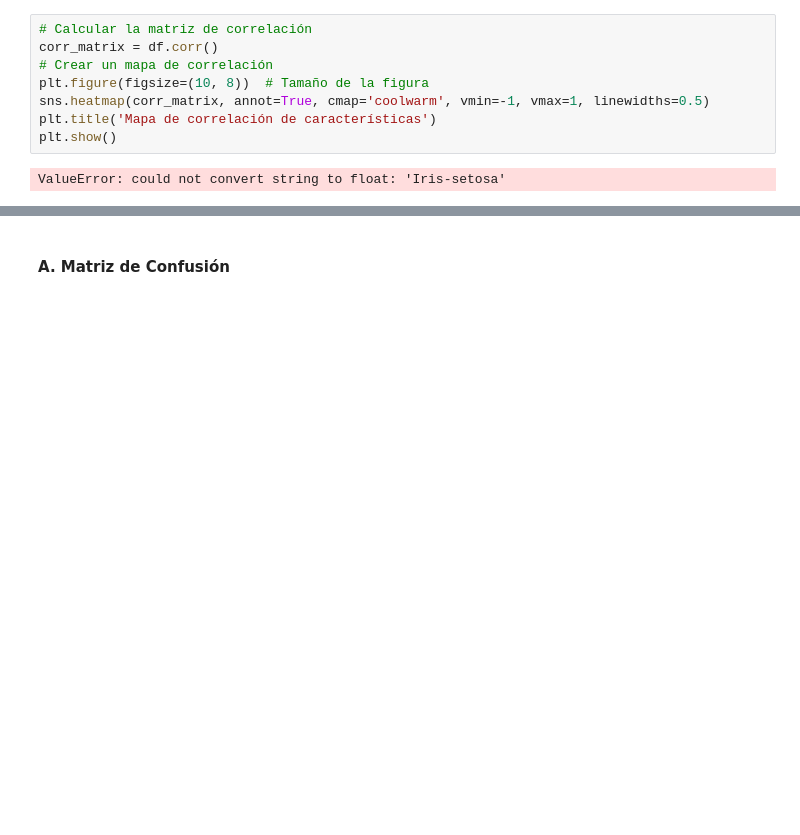
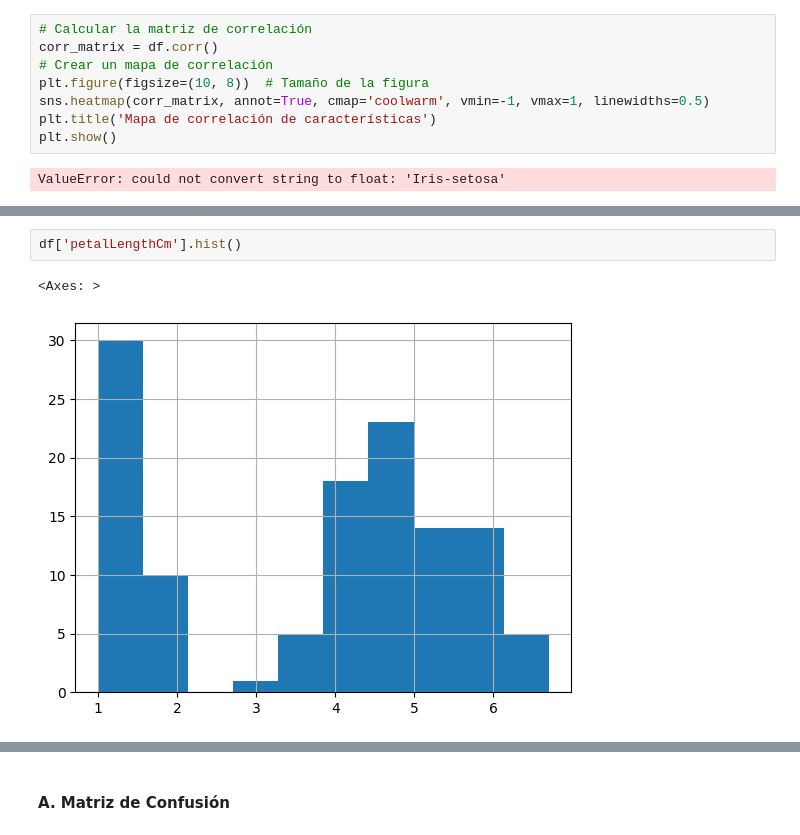
Before and after one commit to crisrey211/kopuru-iris-aprendizaje-superviasdo, a Jupyter notebook: notebooks/iris.ipynb, the cells around one changed output, grey strips where cells are left out. Saved outputs shown, nothing was run; the diff lists cells and outputs as text; blank space fills up the shorter version.

```diff
--- a/notebooks/iris.ipynb
+++ b/notebooks/iris.ipynb
@@ -115,0 +97,5 @@ Accuracy: 1.0
+# %%
+df['petalLengthCm'].hist()
+# %% [output]
+<Axes: >
+[figure, added]
```
Also changed, not shown: parts of 43 cells of this notebook.
